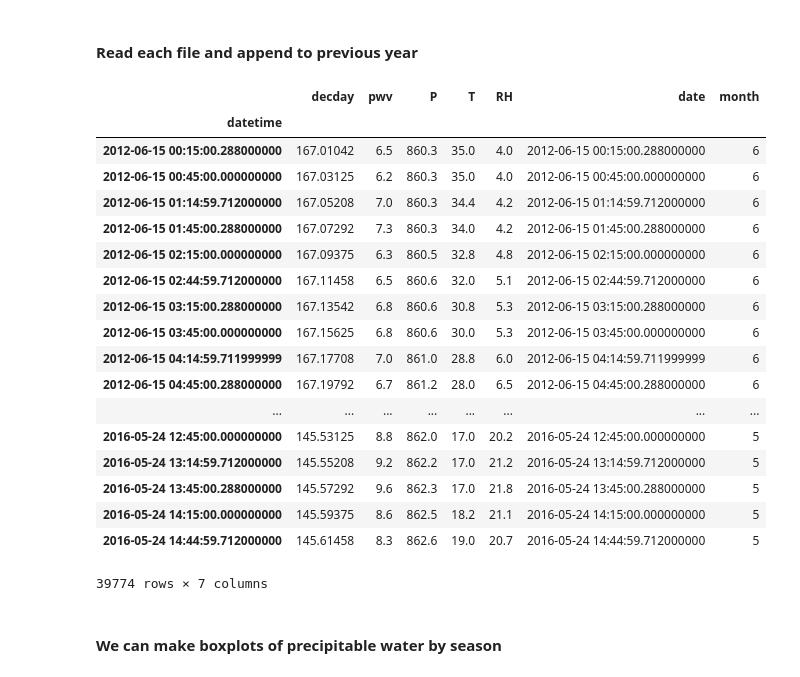
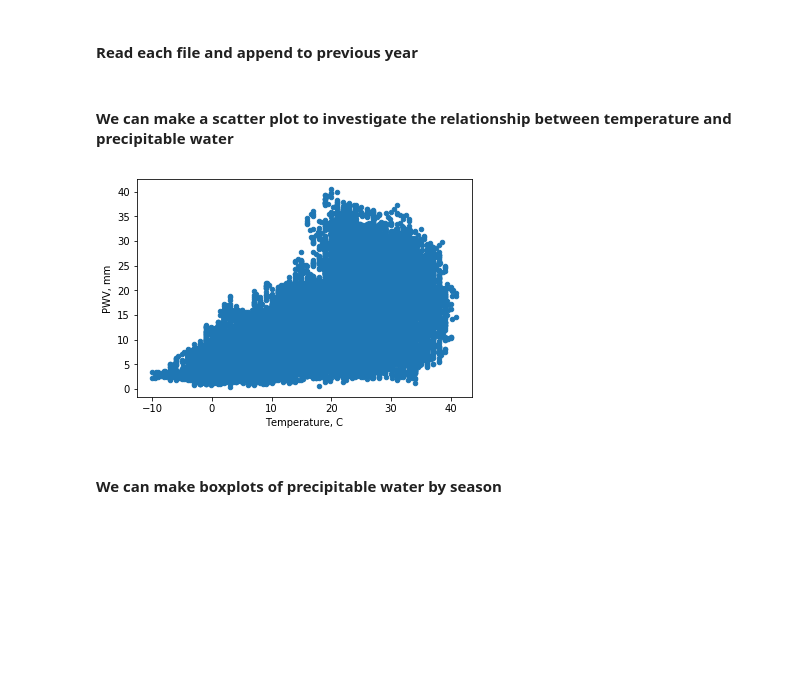
Before and after one commit to XiaogangHe/Princeton-CEE306, a Jupyter notebook: Assignment-02/PyScripts/Precipitable-Water.ipynb, the cells around one changed output. Cells and saved outputs as stored; diff of their text form; code cells hidden in the pictures; blank space fills up the shorter version.

```diff
--- a/Assignment-02/PyScripts/Precipitable-Water.ipynb
+++ b/Assignment-02/PyScripts/Precipitable-Water.ipynb
@@ -38,25 +39,11 @@ dff = dff.set_index('datetime')
-# %%
-dff
-# %% [output]
-|  | decday | pwv | P | T | RH | date | month |
-| datetime |  |  |  |  |  |  |  |
-| 2012-06-15 00:15:00.288000000 | 167.01042 | 6.5 | 860.3 | 35.0 | 4.0 | 2012-06-15 00:15:00.288000000 | 6 |
-| 2012-06-15 00:45:00.000000000 | 167.03125 | 6.2 | 860.3 | 35.0 | 4.0 | 2012-06-15 00:45:00.000000000 | 6 |
-| 2012-06-15 01:14:59.712000000 | 167.05208 | 7.0 | 860.3 | 34.4 | 4.2 | 2012-06-15 01:14:59.712000000 | 6 |
-| 2012-06-15 01:45:00.288000000 | 167.07292 | 7.3 | 860.3 | 34.0 | 4.2 | 2012-06-15 01:45:00.288000000 | 6 |
-| 2012-06-15 02:15:00.000000000 | 167.09375 | 6.3 | 860.5 | 32.8 | 4.8 | 2012-06-15 02:15:00.000000000 | 6 |
-| 2012-06-15 02:44:59.712000000 | 167.11458 | 6.5 | 860.6 | 32.0 | 5.1 | 2012-06-15 02:44:59.712000000 | 6 |
-| 2012-06-15 03:15:00.288000000 | 167.13542 | 6.8 | 860.6 | 30.8 | 5.3 | 2012-06-15 03:15:00.288000000 | 6 |
-| 2012-06-15 03:45:00.000000000 | 167.15625 | 6.8 | 860.6 | 30.0 | 5.3 | 2012-06-15 03:45:00.000000000 | 6 |
-| 2012-06-15 04:14:59.711999999 | 167.17708 | 7.0 | 861.0 | 28.8 | 6.0 | 2012-06-15 04:14:59.711999999 | 6 |
-| 2012-06-15 04:45:00.288000000 | 167.19792 | 6.7 | 861.2 | 28.0 | 6.5 | 2012-06-15 04:45:00.288000000 | 6 |
-| ... | ... | ... | ... | ... | ... | ... | ... |
-| 2016-05-24 12:45:00.000000000 | 145.53125 | 8.8 | 862.0 | 17.0 | 20.2 | 2016-05-24 12:45:00.000000000 | 5 |
-| 2016-05-24 13:14:59.712000000 | 145.55208 | 9.2 | 862.2 | 17.0 | 21.2 | 2016-05-24 13:14:59.712000000 | 5 |
-| 2016-05-24 13:45:00.288000000 | 145.57292 | 9.6 | 862.3 | 17.0 | 21.8 | 2016-05-24 13:45:00.288000000 | 5 |
-| 2016-05-24 14:15:00.000000000 | 145.59375 | 8.6 | 862.5 | 18.2 | 21.1 | 2016-05-24 14:15:00.000000000 | 5 |
-| 2016-05-24 14:44:59.712000000 | 145.61458 | 8.3 | 862.6 | 19.0 | 20.7 | 2016-05-24 14:44:59.712000000 | 5 |
-39774 rows × 7 columns
+# %% [markdown]
+#### We can make a scatter plot to investigate the relationship between temperature and precipitable water
+# %%
+dff.plot(kind='scatter', x='T', y='pwv')
+plt.xlabel('Temperature, C')
+plt.ylabel('PWV, mm');
+# %% [output]
+[figure, added]
 # %% [markdown]
 #### We can make boxplots of precipitable water by season
 # %%
```
Also changed, not shown: parts of 3 cells of this notebook.
